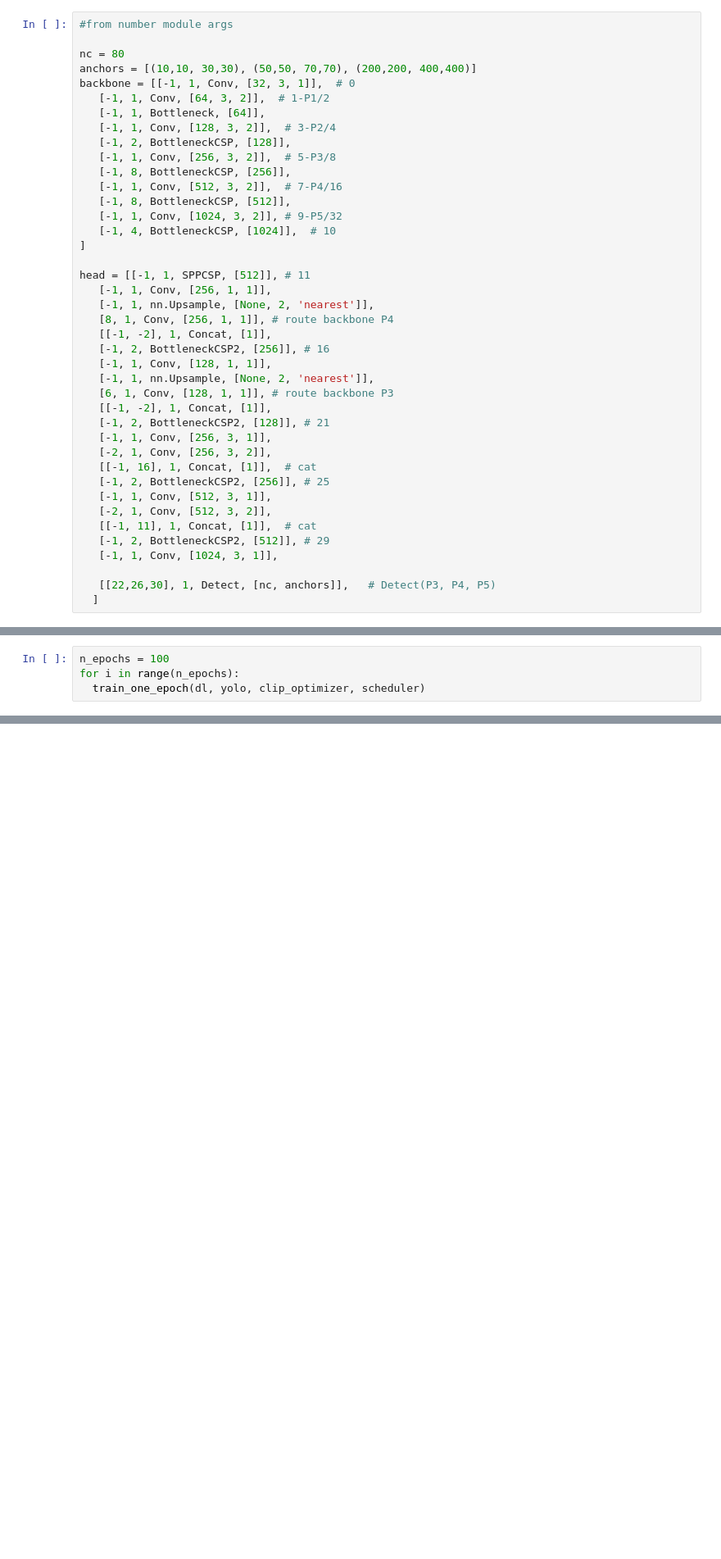
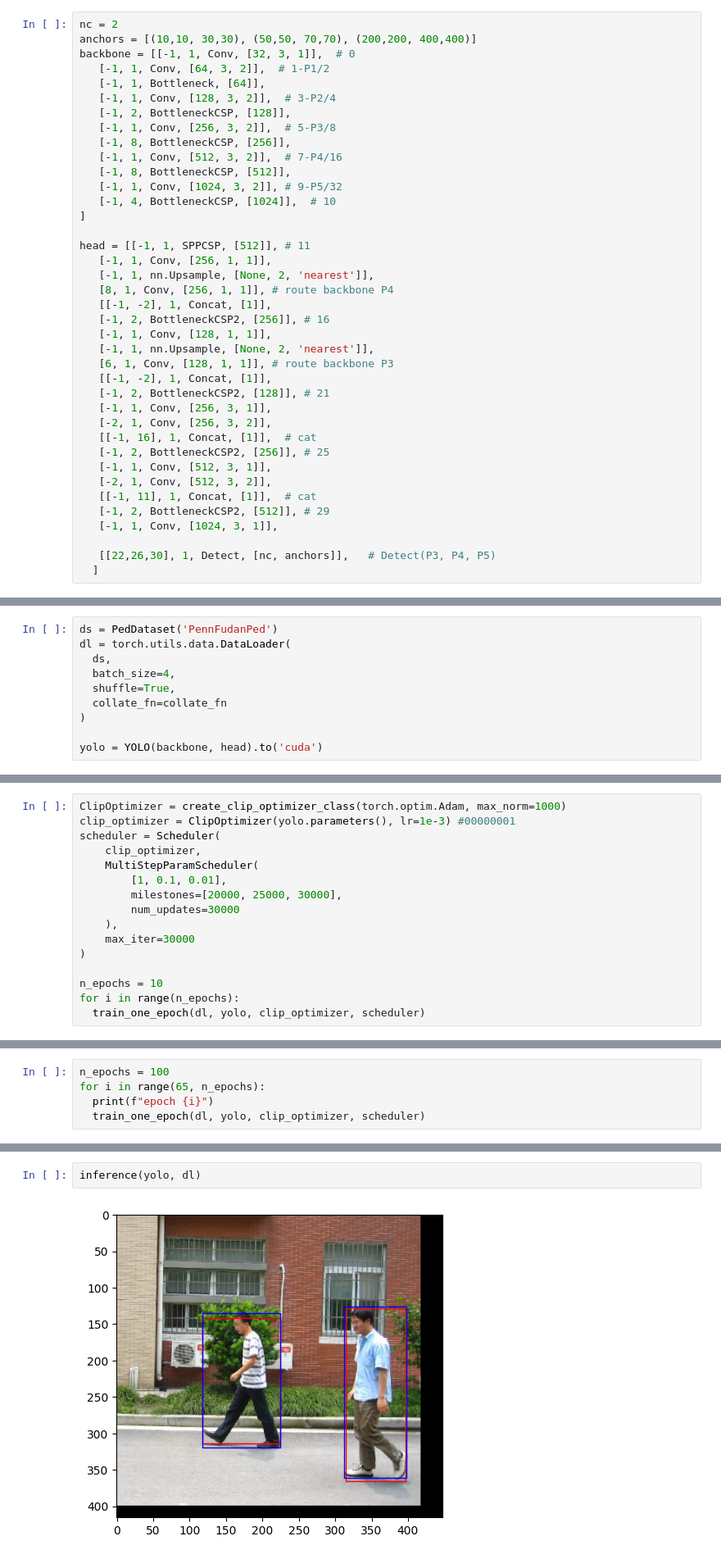
Before and after one commit to heatz123/object-detection-implementations, a Jupyter notebook: impl/YOLOv4.ipynb, the cells around one changed output, grey strips where cells are left out. Shown at 82% size. Saved outputs shown, nothing was run; the diff lists cells and outputs as text; blank space fills up the shorter version.

```diff
--- a/impl/YOLOv4.ipynb
+++ b/impl/YOLOv4.ipynb
@@ -638,7 +605,5 @@ class Scheduler(torch.optim.lr_scheduler._LRScheduler):
 # %%
-#from number module args
-
-nc = 80
+nc = 2
 anchors = [(10,10, 30,30), (50,50, 70,70), (200,200, 400,400)]
 backbone = [[-1, 1, Conv, [32, 3, 1]],  # 0
    [-1, 1, Conv, [64, 3, 2]],  # 1-P1/2
@@ -802,0 +648,10 @@ KeyboardInterrupt: ignored
+# %%
+ds = PedDataset('PennFudanPed')
+dl = torch.utils.data.DataLoader(
+  ds,
+  batch_size=4,
+  shuffle=True,
+  collate_fn=collate_fn
+)
+
+yolo = YOLO(backbone, head).to('cuda')
@@ -802,0 +680,16 @@ KeyboardInterrupt: ignored
+# %%
+ClipOptimizer = create_clip_optimizer_class(torch.optim.Adam, max_norm=1000)
+clip_optimizer = ClipOptimizer(yolo.parameters(), lr=1e-3) #00000001
+scheduler = Scheduler(
+    clip_optimizer,
+    MultiStepParamScheduler(
+        [1, 0.1, 0.01],
+        milestones=[20000, 25000, 30000],
+        num_updates=30000
+    ),
+    max_iter=30000
+)
+
+n_epochs = 10
+for i in range(n_epochs):
+  train_one_epoch(dl, yolo, clip_optimizer, scheduler)
@@ -803,5 +714,6 @@ KeyboardInterrupt: ignored
 # %%
 n_epochs = 100
-for i in range(n_epochs):
+for i in range(65, n_epochs):
+  print(f"epoch {i}")
   train_one_epoch(dl, yolo, clip_optimizer, scheduler)
 # %% [output]
@@ -985,0 +834,4 @@ sH: 400, sW: 576, HW : 335, 483
+# %%
+inference(yolo, dl)
+# %% [output]
+[figure, added]
```
Also changed, not shown: parts of 28 cells of this notebook.
